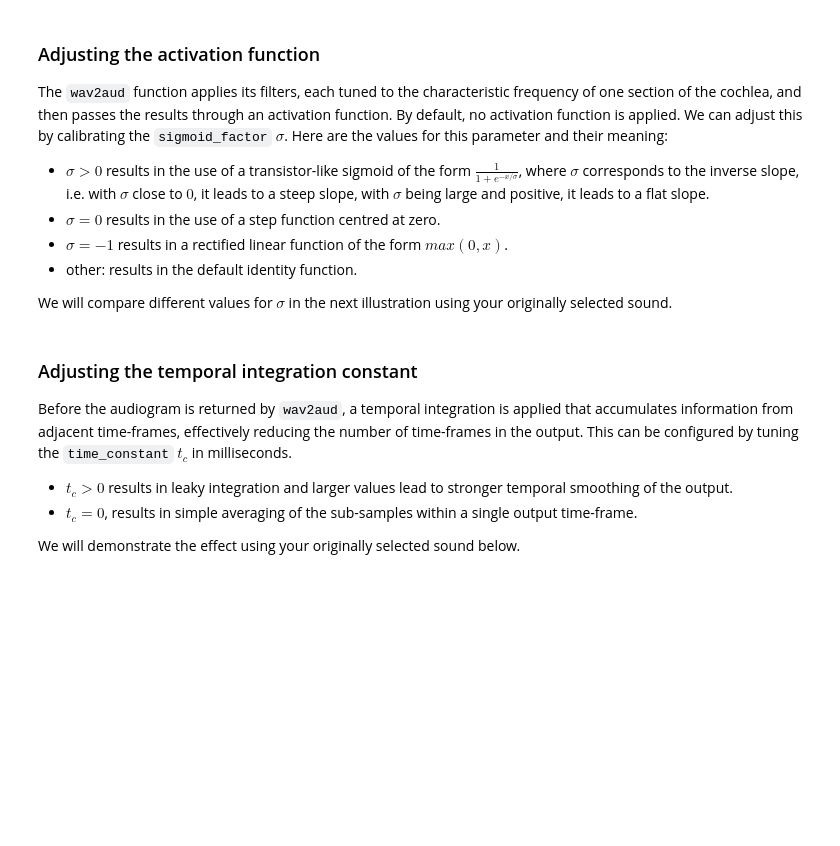
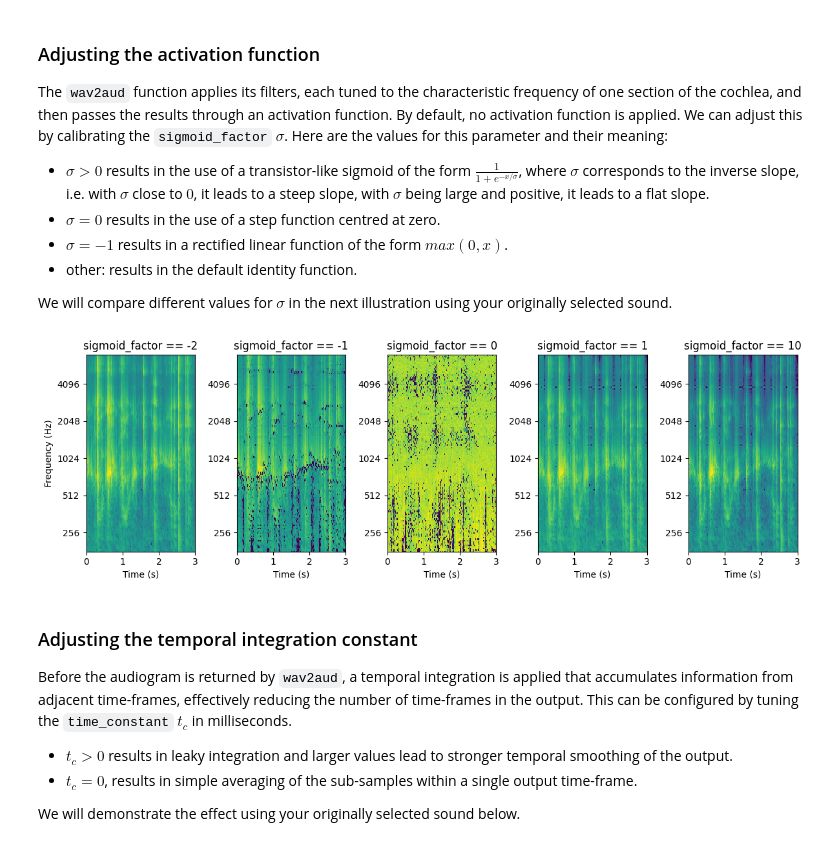
Before and after one commit to ninocapipoca/neural_audio, a Jupyter notebook: tutorials/Tutorial 1 - wav2aud.ipynb, the cells around one changed output. Cells and saved outputs as stored; diff of their text form; code cells hidden in the pictures; blank space fills up the shorter version.

```diff
--- a/tutorials/Tutorial 1 - wav2aud.ipynb
+++ b/tutorials/Tutorial 1 - wav2aud.ipynb
@@ -177,24 +209,26 @@ We will compare different values for $\sigma$ in the next illustration using you
 # %%
 # Compute audiograms at different sigmoid factors
 sigmas = [-2, -1, 0, 1, 10]  # Generate signals at different sigmas
 
 # Plot audiograms for each signal
 fig=plt.figure(figsize=(12,4))
 for s, sigma in enumerate(sigmas):
     # Compute audiogram
     time_points_s, frequencies_s, audiogram_s  = wav2aud(waveform, sigmoid_factor=sigma)
 
     plt.subplot(1, len(sigmas), s + 1); plt.title(f"sigmoid_factor == {sigma}")
-    plt.pcolormesh(time_points_s, frequencies_s, to_decibel(audiogram_s))
+    plt.pcolormesh(time_points_s, frequencies_s, to_decibel(audiogram_s).T)  # pcolormesh wants (frequencies, time points)
 
     plt.xlabel("Time (s)")
     plt.yscale('log', base=2)
     plt.ylim(frequencies_s[0], frequencies_s[-1])  # Limit y-axis to human hearing range
     if s == 0: plt.ylabel("Frequency (Hz)")
     plt.gca().yaxis.set_major_formatter(ticker.ScalarFormatter())
 
 plt.tight_layout()
 plt.show()
+# %% [output]
+[figure, added]
 # %% [markdown]
 ### Adjusting the temporal integration constant
 
```
Also changed, not shown: parts of 9 cells of this notebook, 4 other files.
